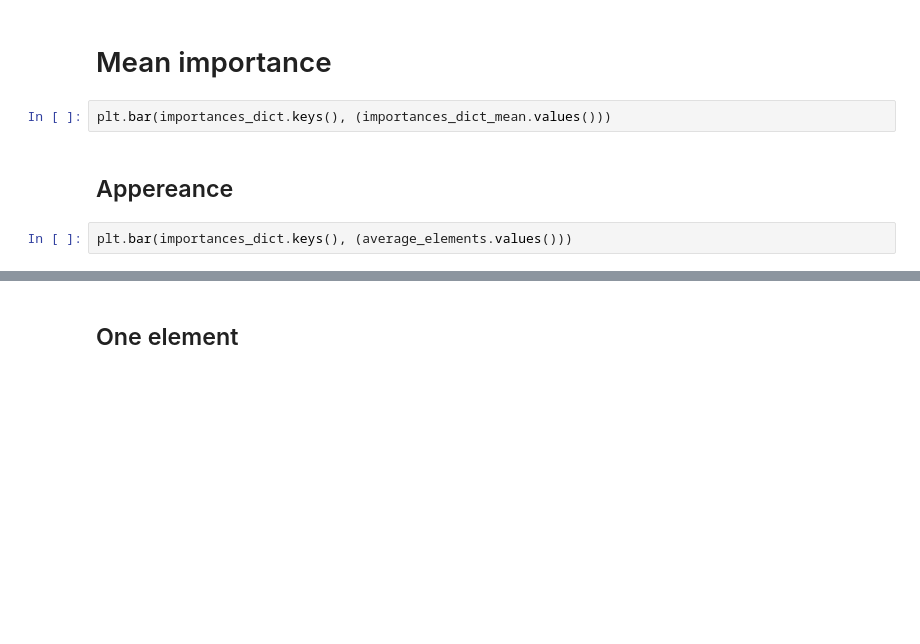
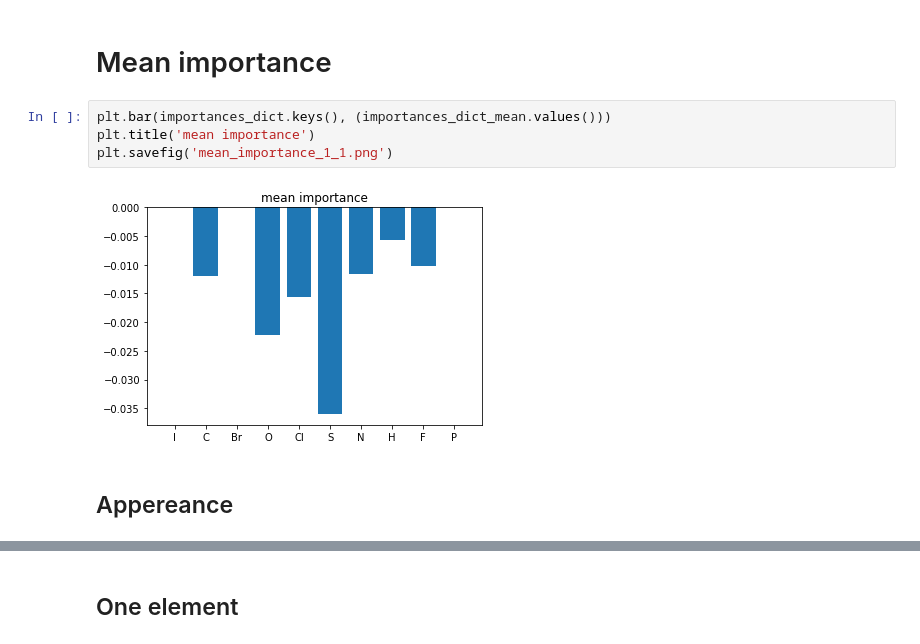
Before and after one commit to nostrumbiodiscovery/modtox, a Jupyter notebook: modtox/structural_alert/restart_version.ipynb, the cells around one changed output, grey strips where cells are left out. Cells and saved outputs as stored; diff of their text form; blank space fills up the shorter version.

```diff
--- a/modtox/structural_alert/restart_version.ipynb
+++ b/modtox/structural_alert/restart_version.ipynb
@@ -973,7 +1237,9 @@ plt.bar(importances_dict.keys(), (importances_dict.values()))
 # Mean importance
 # %%
 plt.bar(importances_dict.keys(), (importances_dict_mean.values()))
+plt.title('mean importance')
+plt.savefig('mean_importance_1_1.png')
+# %% [output]
+[figure, added]
 # %% [markdown]
 ## Appereance
-# %%
-plt.bar(importances_dict.keys(), (average_elements.values()))
```
Also changed, not shown: parts of 54 cells of this notebook.
